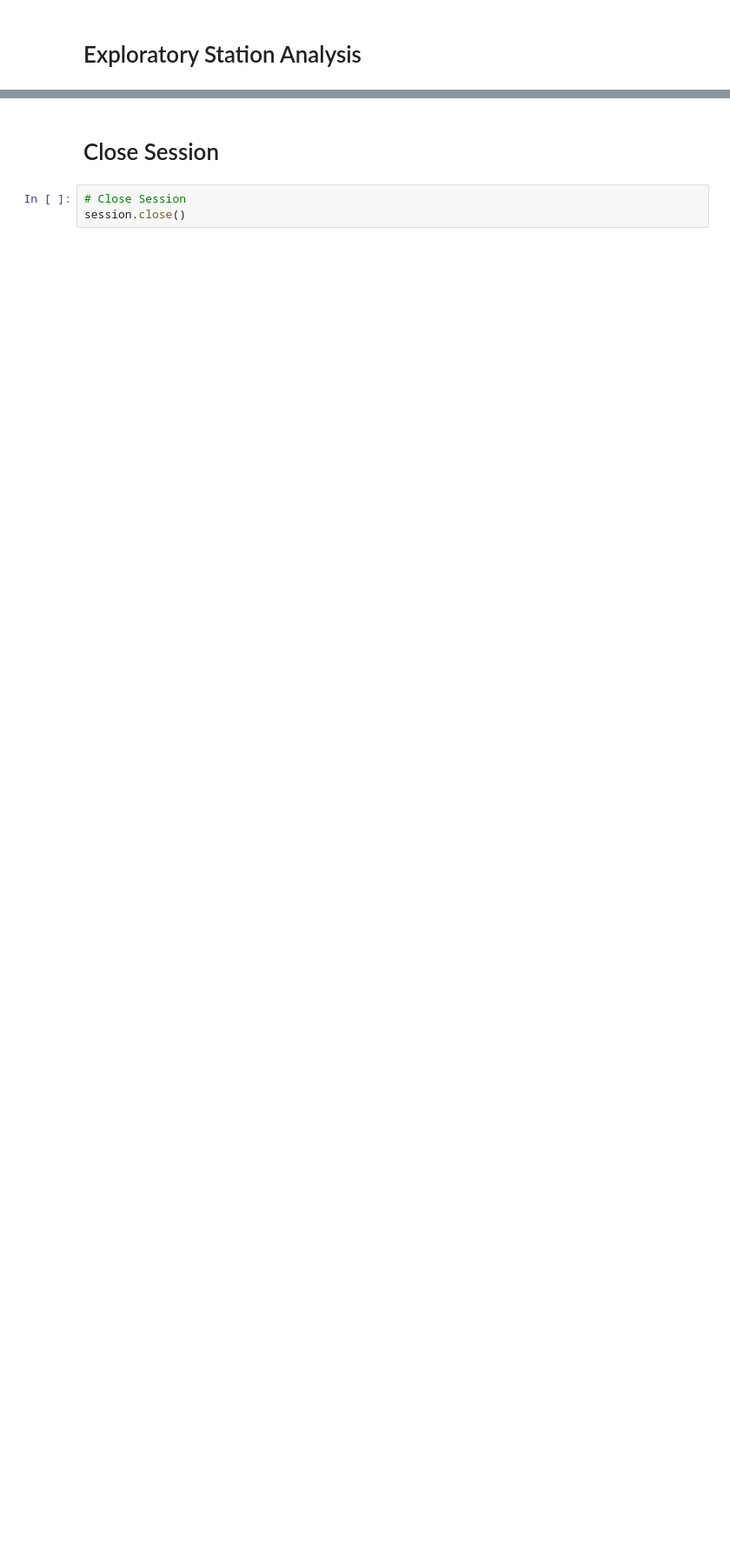
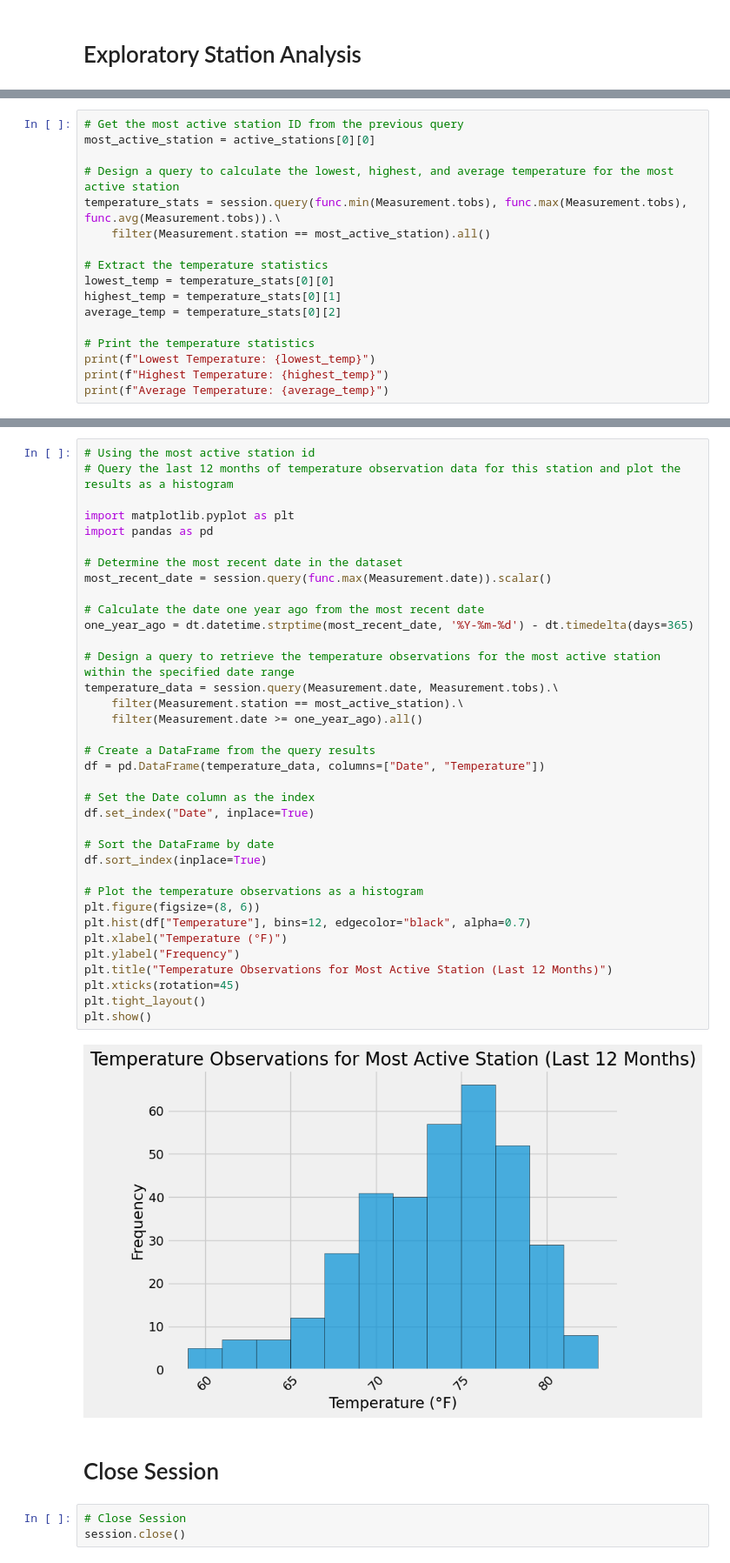
Before and after one commit to bobhulsy/sqlalchemy-challenge, a Jupyter notebook: climate_starter.ipynb, the cells around one changed output, grey strips where cells are left out. Shown: that part at 87% size. Cells and saved outputs as stored; diff of their text form; blank space fills up the shorter version.

```diff
--- a/climate_starter.ipynb
+++ b/climate_starter.ipynb
@@ -152,0 +181,17 @@ Text(0.5, 4.183333333333314, 'Temperature')
+# %%
+# Get the most active station ID from the previous query
+most_active_station = active_stations[0][0]
+
+# Design a query to calculate the lowest, highest, and average temperature for the most active station
+temperature_stats = session.query(func.min(Measurement.tobs), func.max(Measurement.tobs), func.avg(Measurement.tobs)).\
+    filter(Measurement.station == most_active_station).all()
+
+# Extract the temperature statistics
+lowest_temp = temperature_stats[0][0]
+highest_temp = temperature_stats[0][1]
+average_temp = temperature_stats[0][2]
+
+# Print the temperature statistics
+print(f"Lowest Temperature: {lowest_temp}")
+print(f"Highest Temperature: {highest_temp}")
+print(f"Average Temperature: {average_temp}")
@@ -153,3 +202,41 @@ Text(0.5, 4.183333333333314, 'Temperature')
+# %%
+# Using the most active station id
+# Query the last 12 months of temperature observation data for this station and plot the results as a histogram
+
+import matplotlib.pyplot as plt
+import pandas as pd
+
+# Determine the most recent date in the dataset
+most_recent_date = session.query(func.max(Measurement.date)).scalar()
+
+# Calculate the date one year ago from the most recent date
+one_year_ago = dt.datetime.strptime(most_recent_date, '%Y-%m-%d') - dt.timedelta(days=365)
+
+# Design a query to retrieve the temperature observations for the most active station within the specified date range
+temperature_data = session.query(Measurement.date, Measurement.tobs).\
+    filter(Measurement.station == most_active_station).\
+    filter(Measurement.date >= one_year_ago).all()
+
+# Create a DataFrame from the query results
+df = pd.DataFrame(temperature_data, columns=["Date", "Temperature"])
+
+# Set the Date column as the index
+df.set_index("Date", inplace=True)
+
+# Sort the DataFrame by date
+df.sort_index(inplace=True)
+
+# Plot the temperature observations as a histogram
+plt.figure(figsize=(8, 6))
+plt.hist(df["Temperature"], bins=12, edgecolor="black", alpha=0.7)
+plt.xlabel("Temperature (°F)")
+plt.ylabel("Frequency")
+plt.title("Temperature Observations for Most Active Station (Last 12 Months)")
+plt.xticks(rotation=45)
+plt.tight_layout()
+plt.show()
+# %% [output]
+[figure, added]
 # %% [markdown]
 # Close Session
 # %%
```
Also changed, not shown: parts of 22 cells of this notebook, 16 other files.
